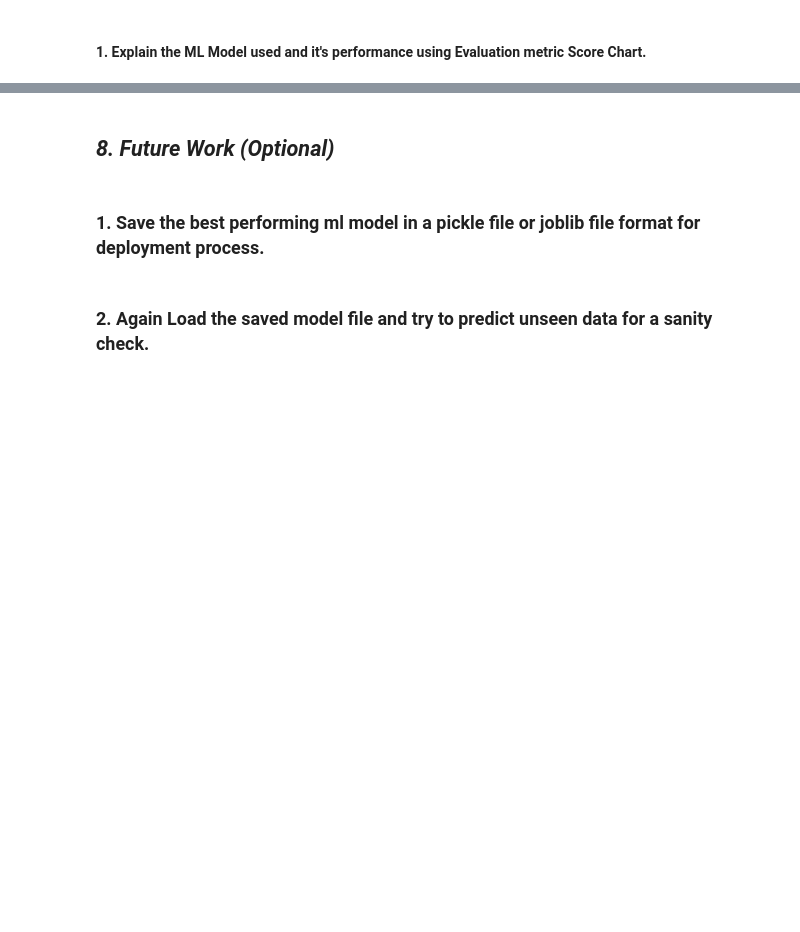
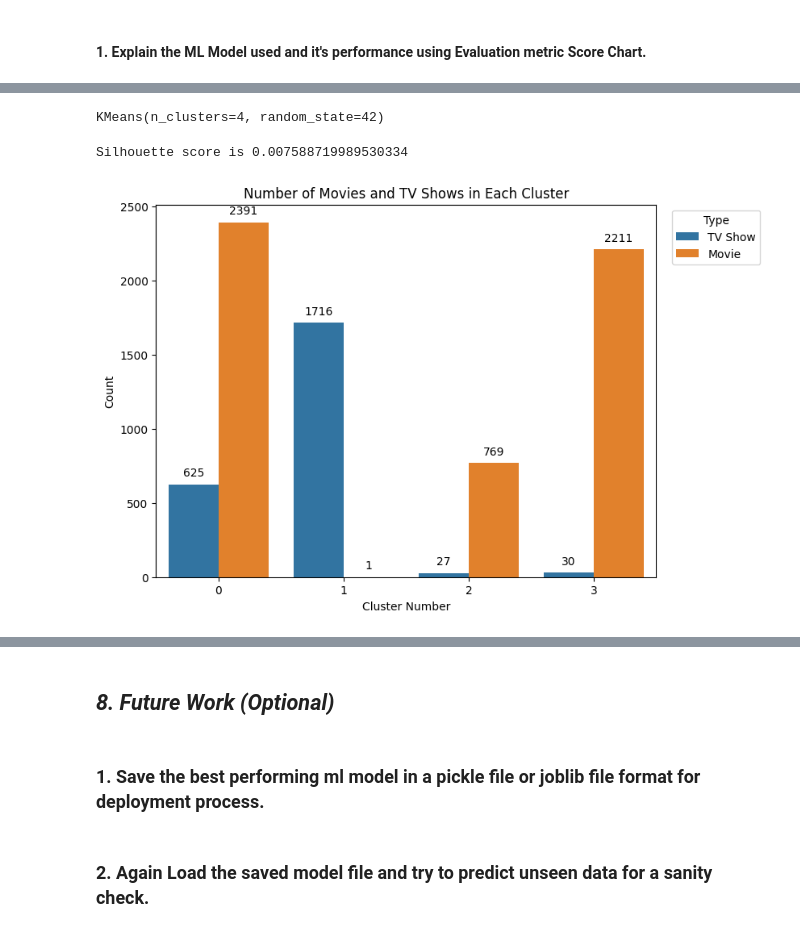
Before and after one commit to Mostaqul143/Netflix-Movies-And-TV-Shows-Clustering, a Jupyter notebook: Sample ML Submission Template.ipynb, the cells around one changed output, grey strips where cells are left out. Cells and saved outputs as stored; diff of their text form; code cells hidden in the pictures; blank space fills up the shorter version.

```diff
--- a/Sample ML Submission Template.ipynb
+++ b/Sample ML Submission Template.ipynb
@@ -932,0 +912,37 @@ Answer Here.
+# %%
+#training the K-means model on a dataset
+
+kmeans = KMeans(n_clusters= 4, init='k-means++', random_state= 42)
+kmeans.fit(x_pca)
+# %% [output]
+KMeans(n_clusters=4, random_state=42)
+# %%
+# Adding a kmeans cluster number attribute
+Data['kmeans_cluster'] = kmeans.labels_
+# %%
+#Evaluate the silhouette score
+
+score = silhouette_score(x_pca, kmeans.labels_)
+print("Silhouette score is {}".format(score))
+# %% [output]
+Silhouette score is 0.007588719989530334
+# %%
+# Number of movies and tv shows in each cluster
+
+# Plotting the count of movies and TV shows in each cluster
+plt.figure(figsize=(8, 6))
+q = sns.countplot(x='kmeans_cluster', hue='type', data=Data)
+plt.title('Number of Movies and TV Shows in Each Cluster')
+plt.xlabel('Cluster Number')
+plt.ylabel('Count')
+
+# Display count values on top of each bar
+for i in q.patches:
+    q.annotate(format(i.get_height(), '.0f'), (i.get_x() + i.get_width() / 2., i.get_height()),
+               ha='center', va='center', xytext=(0, 10), textcoords='offset points')
+
+plt.legend(title='Type', loc='best', bbox_to_anchor=(1.02, 1.0))
+
+plt.show()
+# %% [output]
+[figure, added]
```
Also changed, not shown: parts of 99 cells of this notebook.
